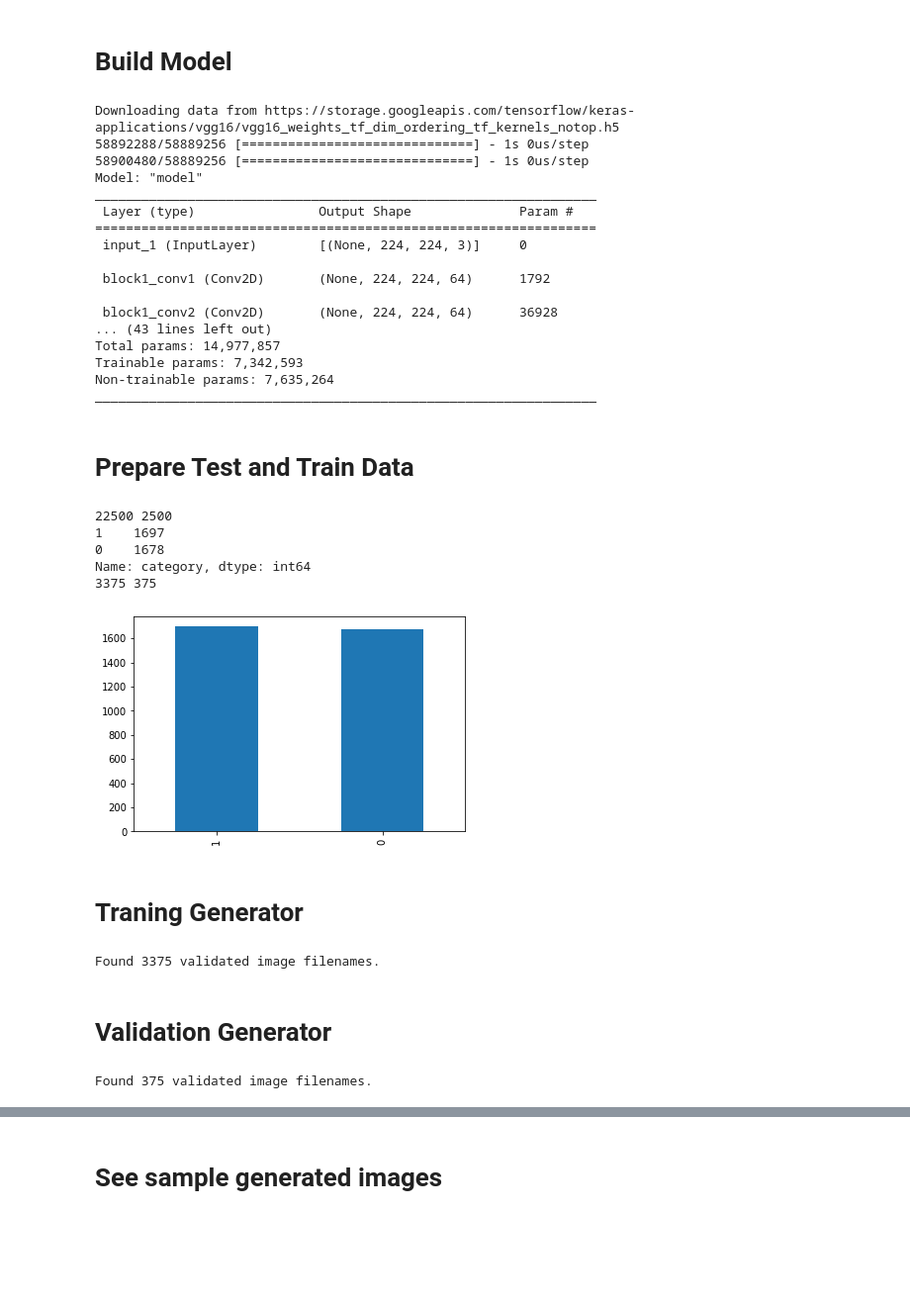
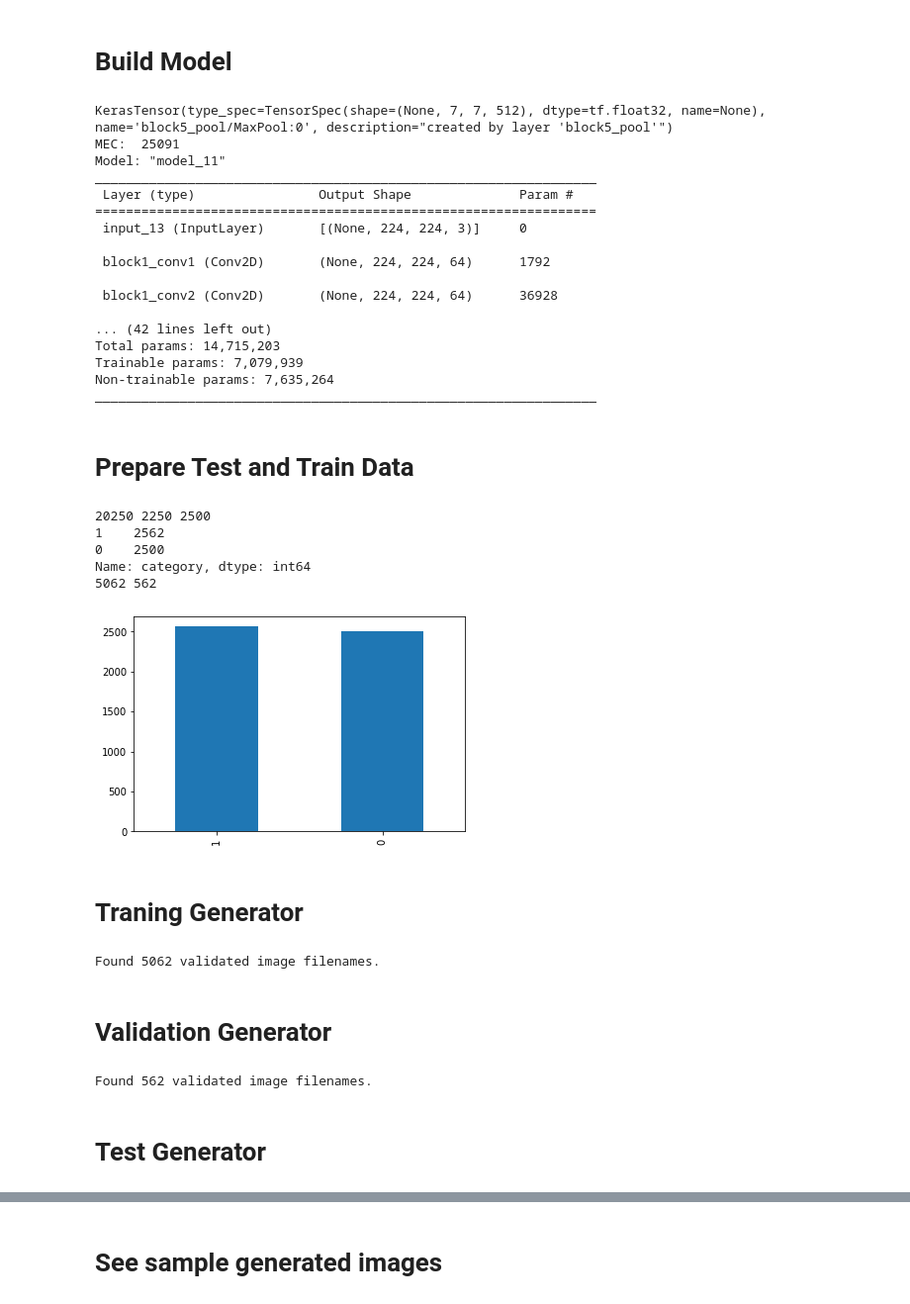
Before and after one commit to jianingfu/cs294-082_project, a Jupyter notebook: dogs_vs_cats_classification_vgg16_fine_tuning.ipynb, the cells around one changed output, grey strips where cells are left out. Shown at 99% size. Saved outputs shown, nothing was run; the diff lists cells and outputs as text; code cells hidden in the pictures; blank space fills up the shorter version.

```diff
--- a/dogs_vs_cats_classification_vgg16_fine_tuning.ipynb
+++ b/dogs_vs_cats_classification_vgg16_fine_tuning.ipynb
@@ -136,14 +136,22 @@ for layer in pre_trained_model.layers[15:]:
 last_layer = pre_trained_model.get_layer('block5_pool')
 last_output = last_layer.output
 
+print(last_output)
+
+c_ratio = 0.003 # MEC compress ratio
+nn_size = 512
+nn_size = int(nn_size*c_ratio)
 # Flatten the output layer to 1 dimension
 x = GlobalMaxPooling2D()(last_output)
 # Add a fully connected layer with 512 hidden units and ReLU activation
-x = Dense(512, activation='relu')(x)
+x = Dense(nn_size, activation='relu')(x)
 # Add a dropout rate of 0.5
 x = Dropout(0.5)(x)
 # Add a final sigmoid layer for classification
 x = layers.Dense(1, activation='sigmoid')(x)
+
+mec = 7*7*512*nn_size + nn_size*2 + 1
+print("MEC: ", mec)
 
 model = Model(pre_trained_model.input, x)
 
@@ -153,56 +161,59 @@ model.compile(loss='binary_crossentropy',
 
 model.summary()
 # %% [output]
-Downloading data from https://storage.googleapis.com/tensorflow/keras-applications/vgg16/vgg16_weights_tf_dim_ordering_tf_kernels_notop.h5
-58892288/58889256 [==============================] - 1s 0us/step
-58900480/58889256 [==============================] - 1s 0us/step
-Model: "model"
+KerasTensor(type_spec=TensorSpec(shape=(None, 7, 7, 512), dtype=tf.float32, name=None), name='block5_pool/MaxPool:0', description="created by layer 'block5_pool'")
+MEC:  25091
+Model: "model_11"
 _________________________________________________________________
  Layer (type)                Output Shape              Param #
 =================================================================
- input_1 (InputLayer)        [(None, 224, 224, 3)]     0
+ input_13 (InputLayer)       [(None, 224, 224, 3)]     0
 
  block1_conv1 (Conv2D)       (None, 224, 224, 64)      1792
 
  block1_conv2 (Conv2D)       (None, 224, 224, 64)      36928
-... (43 lines left out)
-Total params: 14,977,857
-Trainable params: 7,342,593
+
+... (42 lines left out)
+Total params: 14,715,203
+Trainable params: 7,079,939
 Non-trainable params: 7,635,264
 _________________________________________________________________
 # %% [markdown]
 # Prepare Test and Train Data
 # %%
-train_df, validate_df = train_test_split(df, test_size=0.1)
+train_df, test_df = train_test_split(df, test_size=0.1)
+train_df, validate_df = train_test_split(train_df, test_size = 0.1)
 train_df = train_df.reset_index()
 validate_df = validate_df.reset_index()
+test_df = test_df.reset_index()
 
 # validate_df = validate_df.sample(n=100).reset_index() # use for fast testing code purpose
 # train_df = train_df.sample(n=1800).reset_index() # use for fast testing code purpose
 
 total_train = train_df.shape[0]
 total_validate = validate_df.shape[0]
+total_test = test_df.shape[0]
 
-print(total_train, total_validate)
+print(total_train, total_validate, total_test)
 
-ratio = 1
+ratio = 0.25
 train_df = train_df[: int(total_train * ratio)]
 validate_df = validate_df[: int(total_validate * ratio)]
 
 train_df['category'].value_counts().plot.bar()
 print(train_df['category'].value_counts())
 
 total_train = train_df.shape[0]
 total_validate = validate_df.shape[0]
 
 print(total_train, total_validate)
 # %% [output]
-22500 2500
-1    1697
-0    1678
+20250 2250 2500
+1    2562
+0    2500
 Name: category, dtype: int64
-3375 375
+5062 562
-[figure, old version]
+[figure, new version]
 # %% [markdown]
 # Traning Generator
 # %%
@@ -228,7 +239,7 @@ train_generator = train_datagen.flow_from_dataframe(
     batch_size=batch_size
 )
 # %% [output]
-Found 3375 validated image filenames.
+Found 5062 validated image filenames.
 # %% [markdown]
 # Validation Generator
 # %%
@@ -244,4 +255,6 @@ validation_generator = validation_datagen.flow_from_dataframe(
     batch_size=batch_size
 )
 # %% [output]
-Found 375 validated image filenames.
+Found 562 validated image filenames.
+# %% [markdown]
+# Test Generator
```
Also changed, not shown: parts of 6 cells of this notebook.
